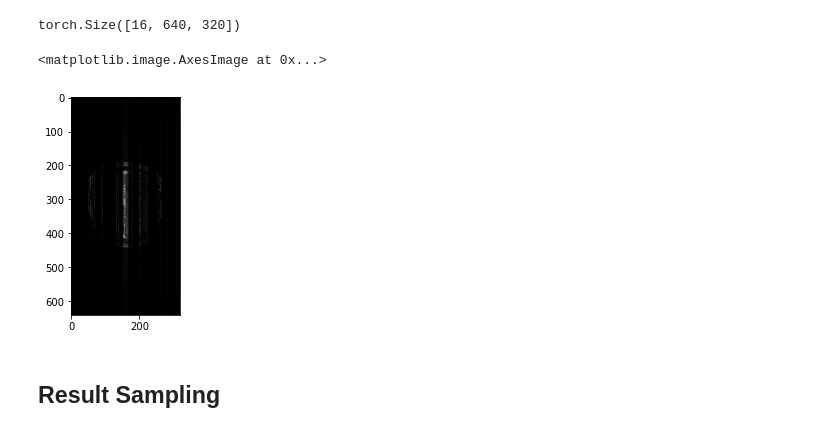
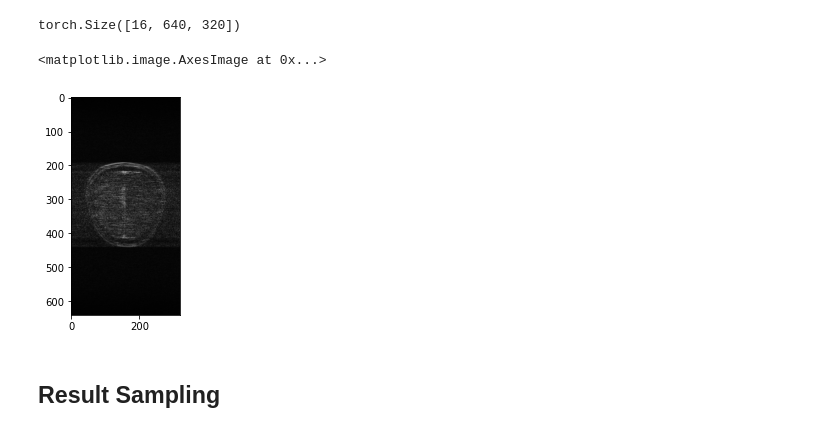
Before and after one commit to mind-inria/mri-dl-recon, a Jupyter notebook: src/mri_dlrecon/functions_torch/tuto_function_torch.ipynb, the cells around one changed output. Drawn from its saved outputs; the diff is of its cells as text; code cells hidden in the pictures.

```diff
--- a/src/mri_dlrecon/functions_torch/tuto_function_torch.ipynb
+++ b/src/mri_dlrecon/functions_torch/tuto_function_torch.ipynb
@@ -44,12 +45,11 @@ num_coils = slice_kspace.shape[0]
 # %%
-volume_kspace= torch.tensor(volume_kspace, dtype=torch.complex64)
+dimension = len(volume_kspace.shape) -2
+if dimension == 2 :
+    slice_image = torch.fft.ifft2(volume_kspace)
+else:
+    slice_image = torch.fft.ifftn(volume_kspace)
+slice_image = torch.fft.fftshift(slice_image)
 
-dimension = len(volume_kspace.shape) -2
-
-if dimension == 2 :
-    real_kspace = torch.fft.ifft2(volume_kspace)
-else:
-    real_kspace = torch.fft.ifftn(volume_kspace)
-
-real_kspace = torch.fft.fftshift(real_kspace)
-print(real_kspace.shape)
+slices_images = slice_image[slice_image.shape[1]-1]
+# for coil_index in range(slices_images.shape[0]):
+#     show_coils(np.log(np.abs(slices_images) + 1e-9), [coil_index])
@@ -64,7 +56,7 @@ num_Rcoils = slice_Rkspace.shape[0]
 # %% [markdown]
 ## Multicoil to Singlecoil
 # %%
-new_image_singlecoil = virtual_coil_reconstruction(real_kspace)
+new_image_singlecoil = virtual_coil_reconstruction(slice_image)
 print(new_image_singlecoil.shape)
 
 image_goodShape = new_image_singlecoil[0]
@@ -81,12 +82,12 @@ torch.Size([16, 640, 320])
 dimension = len(new_image_singlecoil.shape) - 1
 
 if dimension == 2 :
-    kspace_singlecoil = torch.fft.fft(new_image_singlecoil)
+    kspace_singlecoil = torch.fft.fft2(new_image_singlecoil)
 else :
     kspace_singlecoil = torch.fft.fftn(new_image_singlecoil)
 
 
 kspace_goodShape = kspace_singlecoil[0]
-plt.imshow(np.abs(kspace_goodShape.numpy()), cmap='gray')
+plt.imshow(np.log(np.abs(kspace_goodShape.numpy())), cmap='gray')
 # %% [output]
 <matplotlib.image.AxesImage at 0x...>
@@ -245,20 +144,22 @@ def gen_mask(kspace, accel_factor=8):
 # %%
 #  Representation binaire qui indique quel point sera conservé.
 
-masked_data1 = gen_mask(new_image_singlecoil)
-# print(masked_data1)
-
-accelerated_data1 = new_image_singlecoil * masked_data1
+masked_data1 = gen_mask_torch(kspace_singlecoil, accel_factor= 4 , multicoil= False , fixed_masks=False)
+accelerated_data1 = kspace_singlecoil * masked_data1
 # print(accelerated_data)
 print(accelerated_data1.shape)
 # %% [output]
 torch.Size([16, 640, 320])
 # %%
-image_goodShape1 = accelerated_data1[0]
+# image_goodShape1 = accelerated_data1[0]
+# plt.imshow(np.abs(image_goodShape1.numpy()), cmap='gray')
+
+accelerated_data_image1 = torch.fft.ifft2(accelerated_data1)
+image_goodShape1 = accelerated_data_image1[0]
 plt.imshow(np.abs(image_goodShape1.numpy()), cmap='gray')
 # %% [output]
 <matplotlib.image.AxesImage at 0x...>
-[figure, old version]
+[figure, new version]
 # %% [markdown]
 ## Result Sampling
 # %%
```
Also changed, not shown: parts of 33 cells of this notebook, 8 other files.
